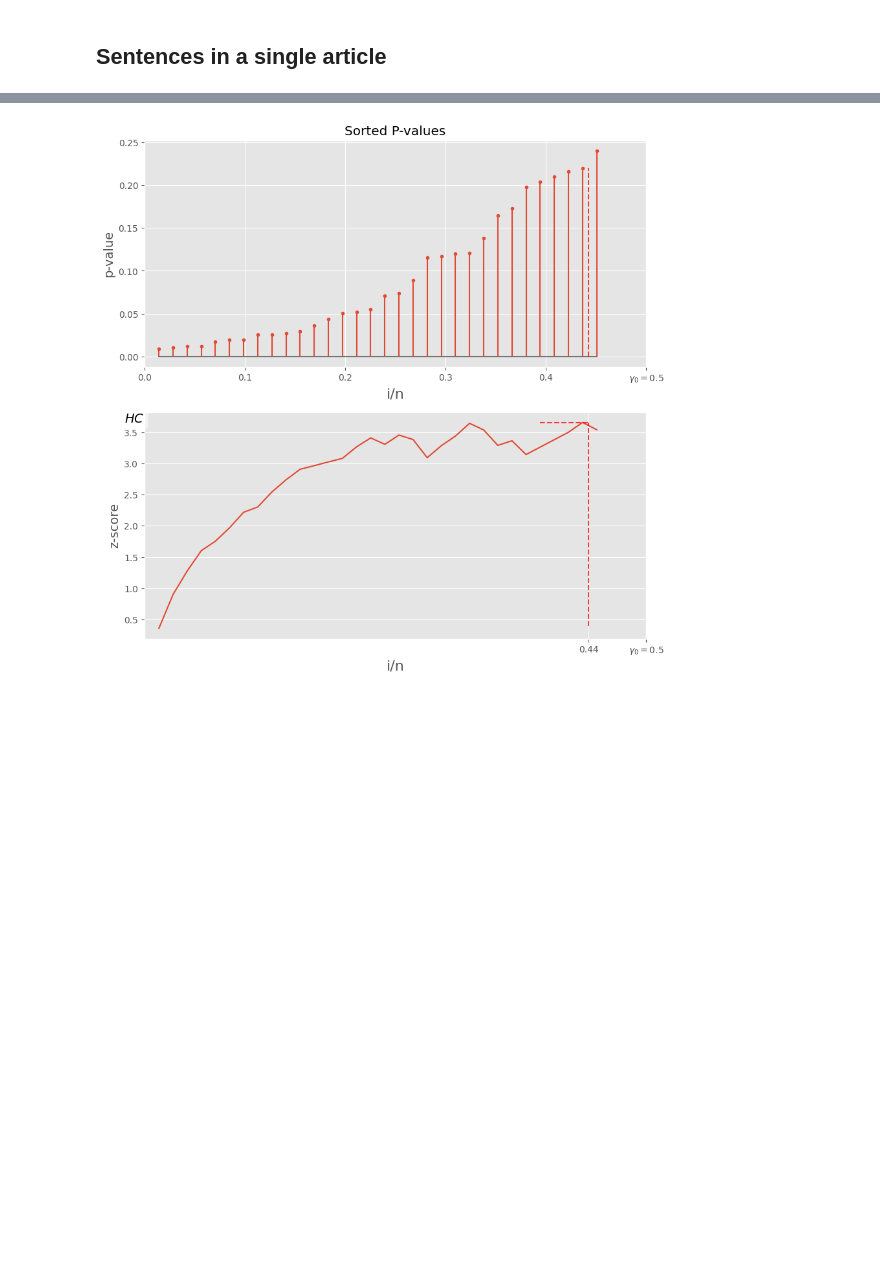
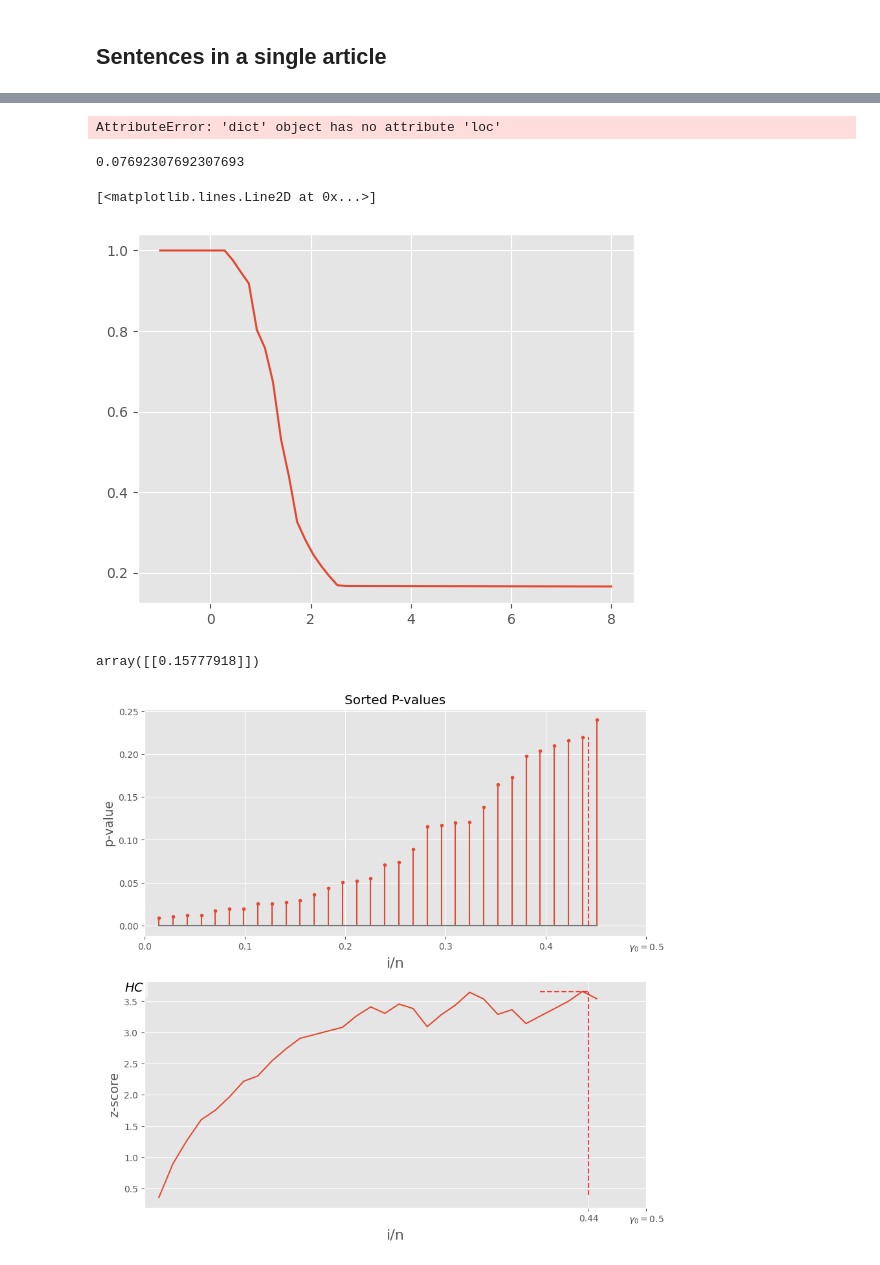
Before and after one commit to alonkipnis/detectLM, a Jupyter notebook: analyze_results_single_doc.ipynb, the cells around one changed output, grey strips where cells are left out. Saved outputs shown, nothing was run; the diff lists cells and outputs as text; code cells hidden in the pictures; blank space fills up the shorter version.

```diff
--- a/analyze_results_single_doc.ipynb
+++ b/analyze_results_single_doc.ipynb
@@ -17,0 +32,8 @@ from sklearn.metrics import roc_auc_score
+# %%
+HC_null_sim_file = "HC_null_sim_results_743fa5e931.csv"
+df = pd.read_csv(HC_null_sim_file, index_col=0)
+xx = {}
+nMonte = 10000
+for n in df.columns:
+    xx[n] = df.loc[:,n].values
+    assert len(xx[n]) == nMonte, f"n={n} has {len(xx[n])} values."
@@ -17,0 +44,15 @@ from sklearn.metrics import roc_auc_score
+# %%
+nn = NN = [25, 50, 75, 100, 125, 150, 200, 250, 300, 400, 500]
+log_space = True
+
+xx = {}
+for n in df.index:
+    xx[n] = df.loc[n]
+
+xx0 = np.linspace(-1, 8, 57)
+zz = []
+for n in nn:
+    univariate_survival_func = fit_survival_func(xx[n], log_space=True)
+    zz.append(univariate_survival_func(xx0))
+
+func_log = RectBivariateSpline(np.array(nn), xx0, np.vstack(zz))
@@ -18,3 +77,20 @@ from sklearn.metrics import roc_auc_score
+# %%
+xx[n]
+# %% [output]
+AttributeError: 'dict' object has no attribute 'loc'
+# %%
+1 / (len(xx[n] + 1)
+# %% [output]
+0.07692307692307693
+# %%
+plt.plot(xx0, np.exp(-univariate_survival_func(xx0)))
+# %% [output]
+[<matplotlib.lines.Line2D at 0x...>]
+[figure, added]
+# %%
+np.exp(-func_log(78, 9))
+# %% [output]
+array([[0.15777918]])
 # %%
 file_name = "results/evaluations_bio_edited_phi2.json"
 
```
Also changed, not shown: parts of 7 cells of this notebook, 5 other files.
